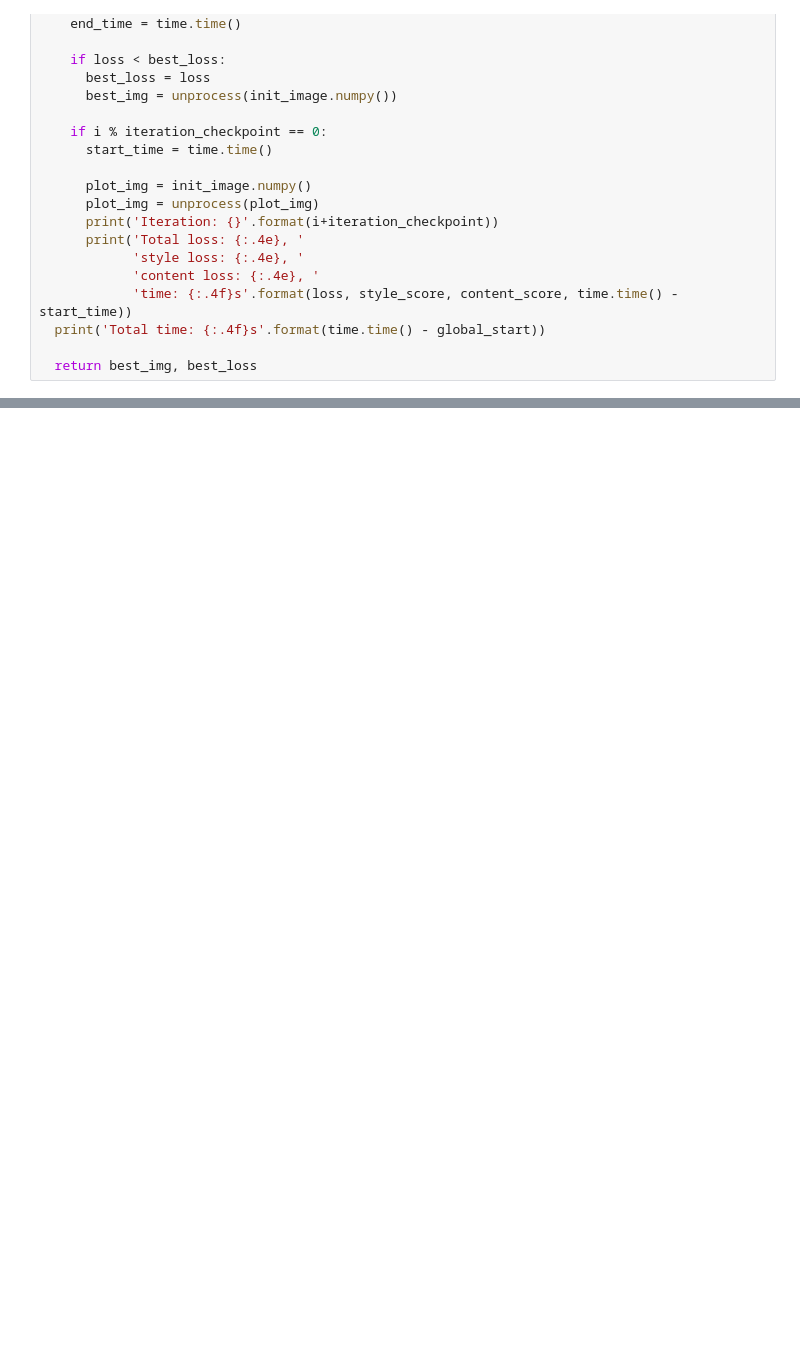
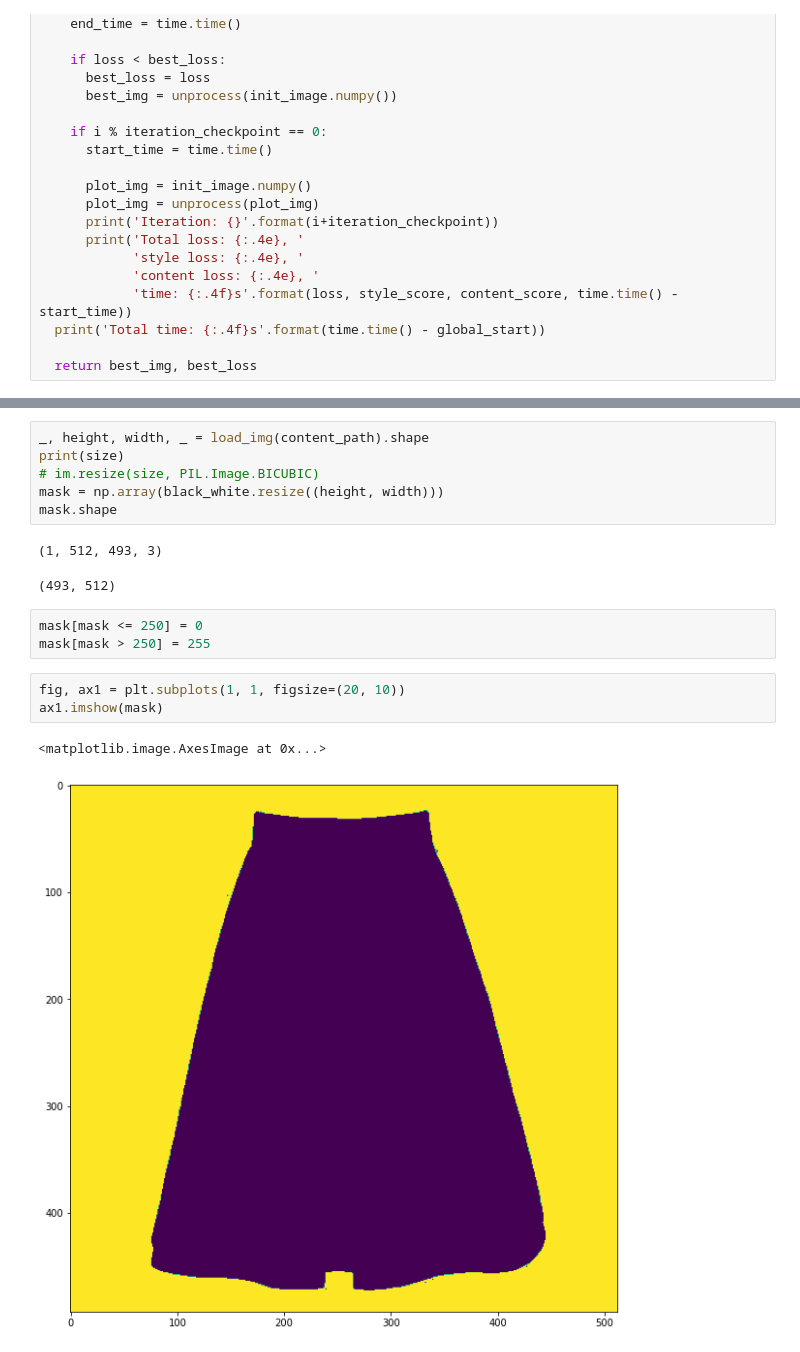
Before and after one commit to nandinib1999/generate-art-using-ML, a Jupyter notebook: Neural_Style_Transfer.ipynb, the cells around one changed output, grey strips where cells are left out. Drawn from its saved outputs; the diff is of its cells as text; blank space fills up the shorter version.

```diff
--- a/Neural_Style_Transfer.ipynb
+++ b/Neural_Style_Transfer.ipynb
@@ -279,0 +278,18 @@ show_results(best, content_path, style_path, op_filename='door_mosiac.jpg')
+# %%
+_, height, width, _ = load_img(content_path).shape
+print(size)
+# im.resize(size, PIL.Image.BICUBIC)
+mask = np.array(black_white.resize((height, width)))
+mask.shape
+# %% [output]
+(1, 512, 493, 3)
+(493, 512)
+# %%
+mask[mask <= 250] = 0
+mask[mask > 250] = 255
+# %%
+fig, ax1 = plt.subplots(1, 1, figsize=(20, 10))
+ax1.imshow(mask)
+# %% [output]
+<matplotlib.image.AxesImage at 0x...>
+[figure, added]
```
Also changed, not shown: parts of 11 cells of this notebook.
